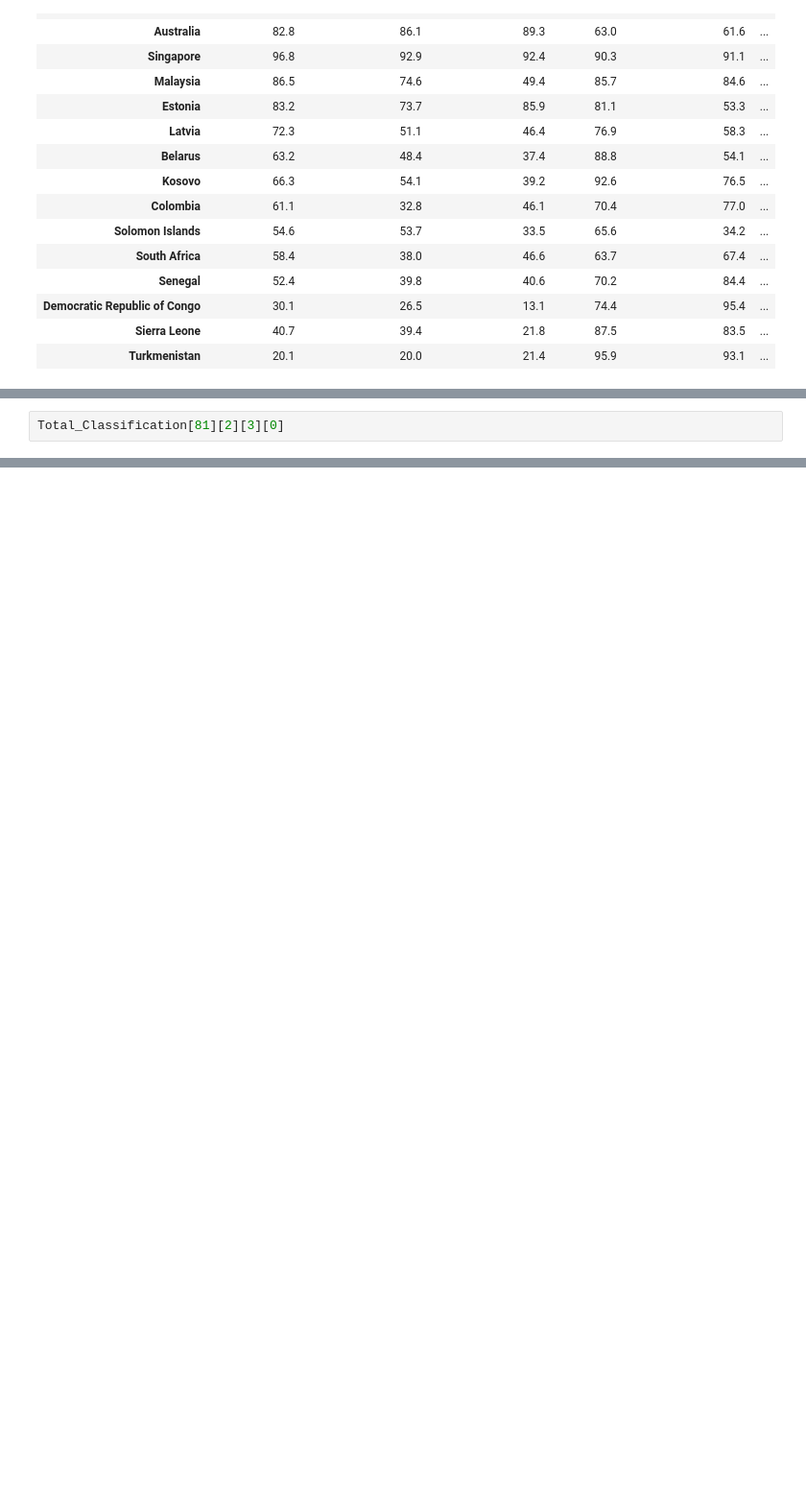
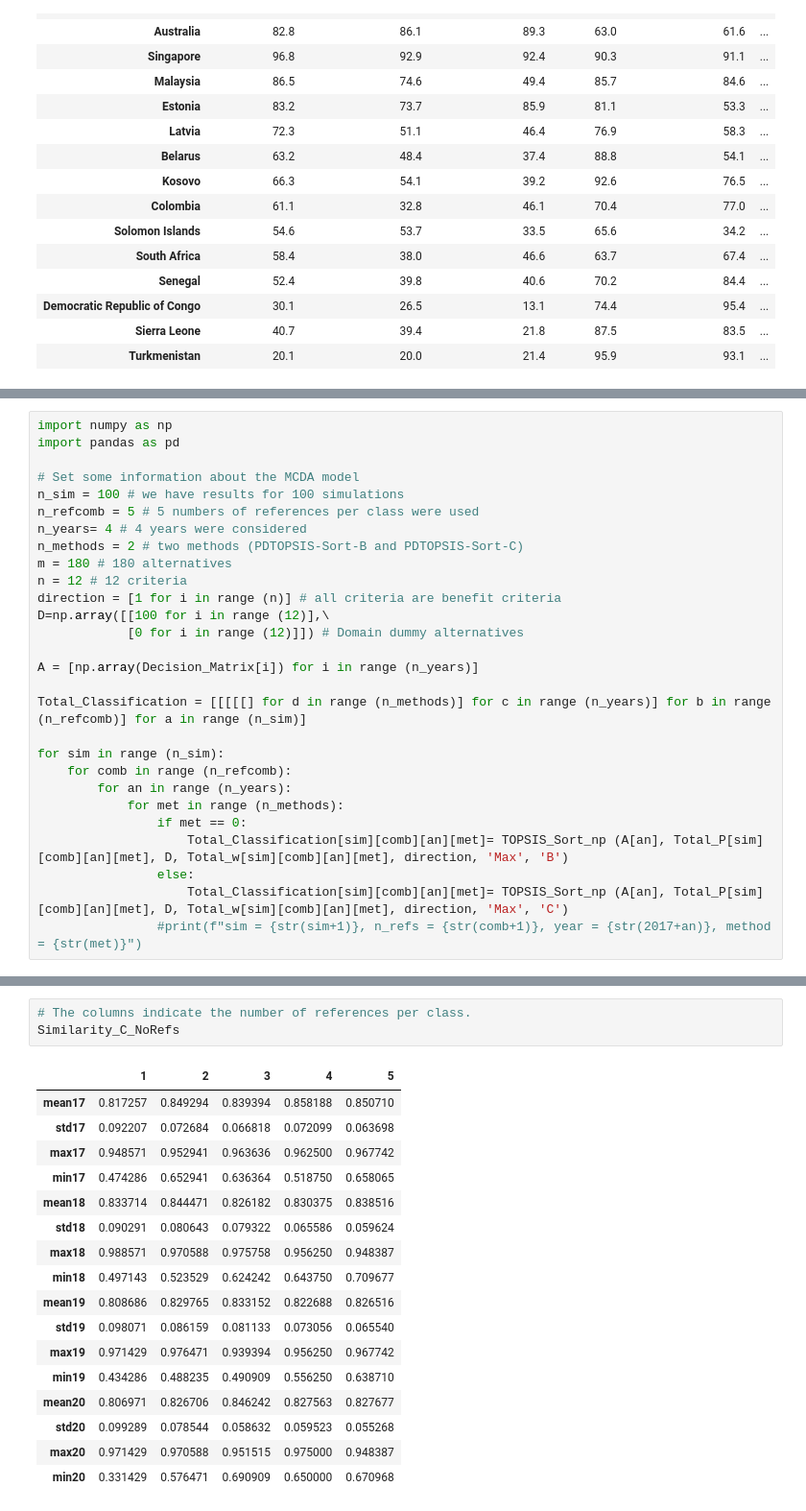
Before and after one commit to diogoflim/Results_PDTOPSIS-Sort-C_ESwA, a Jupyter notebook: Results_PDTOPSIS-Sort.ipynb, the cells around one changed output, grey strips where cells are left out. Shown: that part at 96% size. Cells and saved outputs as stored; diff of their text form; blank space fills up the shorter version.

```diff
--- a/Results_PDTOPSIS-Sort.ipynb
+++ b/Results_PDTOPSIS-Sort.ipynb
@@ -114,2 +164,28 @@ The classification for PDTOPSIS-Sort-B could be accessed in:
 # %%
-Total_Classification[81][2][3][0]
+import numpy as np
+import pandas as pd
+
+# Set some information about the MCDA model
+n_sim = 100 # we have results for 100 simulations
+n_refcomb = 5 # 5 numbers of references per class were used
+n_years= 4 # 4 years were considered
+n_methods = 2 # two methods (PDTOPSIS-Sort-B and PDTOPSIS-Sort-C)
+m = 180 # 180 alternatives
+n = 12 # 12 criteria
+direction = [1 for i in range (n)] # all criteria are benefit criteria
+D=np.array([[100 for i in range (12)],\
+            [0 for i in range (12)]]) # Domain dummy alternatives
+
+A = [np.array(Decision_Matrix[i]) for i in range (n_years)]
+
+Total_Classification = [[[[[] for d in range (n_methods)] for c in range (n_years)] for b in range (n_refcomb)] for a in range (n_sim)]
+
+for sim in range (n_sim):
+    for comb in range (n_refcomb):
+        for an in range (n_years):
+            for met in range (n_methods):
+                if met == 0:
+                    Total_Classification[sim][comb][an][met]= TOPSIS_Sort_np (A[an], Total_P[sim][comb][an][met], D, Total_w[sim][comb][an][met], direction, 'Max', 'B')
+                else:
+                    Total_Classification[sim][comb][an][met]= TOPSIS_Sort_np (A[an], Total_P[sim][comb][an][met], D, Total_w[sim][comb][an][met], direction, 'Max', 'C')
+                #print(f"sim = {str(sim+1)}, n_refs = {str(comb+1)}, year = {str(2017+an)}, method = {str(met)}")
@@ -129,0 +280,21 @@ Name: Class, Length: 180, dtype: int64
+# %%
+# The columns indicate the number of references per class.
+Similarity_C_NoRefs
+# %% [output]
+|  | 1 | 2 | 3 | 4 | 5 |
+| mean17 | 0.817257 | 0.849294 | 0.839394 | 0.858188 | 0.850710 |
+| std17 | 0.092207 | 0.072684 | 0.066818 | 0.072099 | 0.063698 |
+| max17 | 0.948571 | 0.952941 | 0.963636 | 0.962500 | 0.967742 |
+| min17 | 0.474286 | 0.652941 | 0.636364 | 0.518750 | 0.658065 |
+| mean18 | 0.833714 | 0.844471 | 0.826182 | 0.830375 | 0.838516 |
+| std18 | 0.090291 | 0.080643 | 0.079322 | 0.065586 | 0.059624 |
+| max18 | 0.988571 | 0.970588 | 0.975758 | 0.956250 | 0.948387 |
+| min18 | 0.497143 | 0.523529 | 0.624242 | 0.643750 | 0.709677 |
+| mean19 | 0.808686 | 0.829765 | 0.833152 | 0.822688 | 0.826516 |
+| std19 | 0.098071 | 0.086159 | 0.081133 | 0.073056 | 0.065540 |
+| max19 | 0.971429 | 0.976471 | 0.939394 | 0.956250 | 0.967742 |
+| min19 | 0.434286 | 0.488235 | 0.490909 | 0.556250 | 0.638710 |
+| mean20 | 0.806971 | 0.826706 | 0.846242 | 0.827563 | 0.827677 |
+| std20 | 0.099289 | 0.078544 | 0.058632 | 0.059523 | 0.055268 |
+| max20 | 0.971429 | 0.970588 | 0.951515 | 0.975000 | 0.948387 |
+| min20 | 0.331429 | 0.576471 | 0.690909 | 0.650000 | 0.670968 |
```
Also changed, not shown: parts of 14 cells of this notebook, 3 other files.
